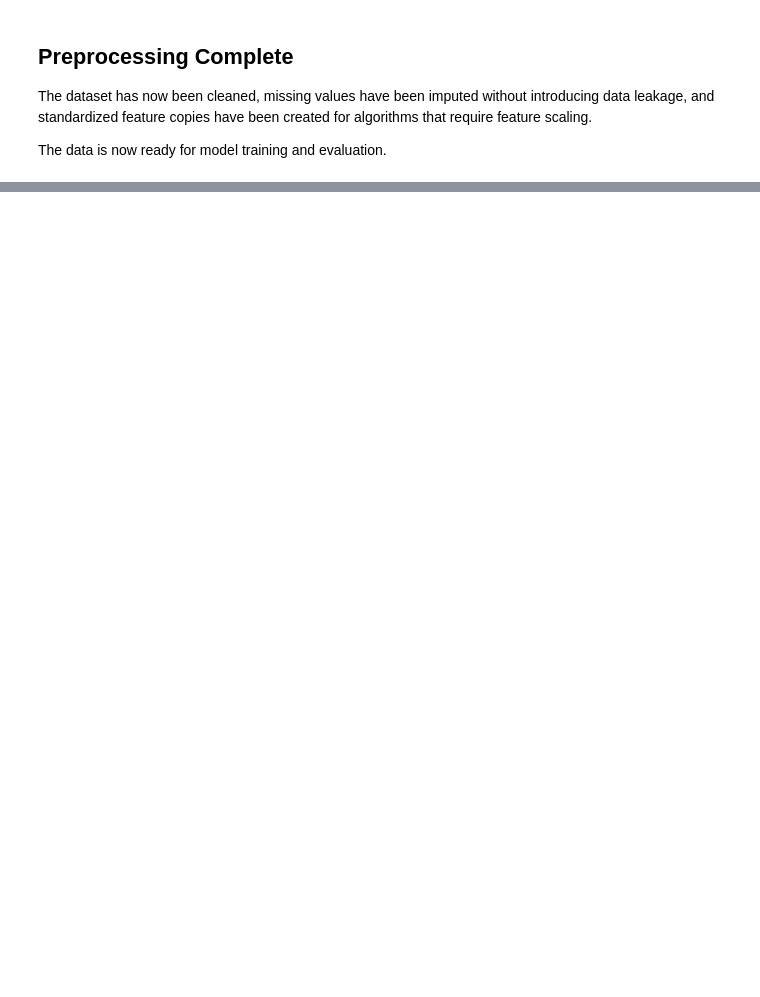
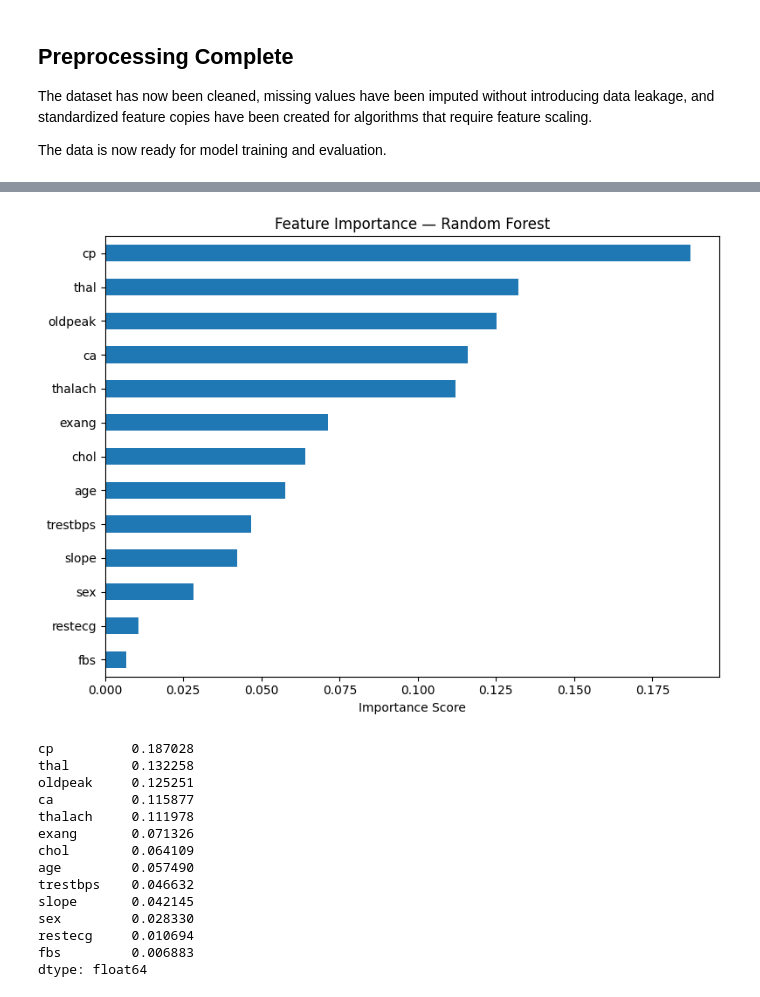
Before and after one commit to Danish925/ml-healthcare-journey, a Jupyter notebook: heart-disease-prediction/heart-disease-prediction.ipynb, the cells around one changed output, grey strips where cells are left out. Saved outputs shown, nothing was run; the diff lists cells and outputs as text; code cells hidden in the pictures; blank space fills up the shorter version.

```diff
--- a/heart-disease-prediction/heart-disease-prediction.ipynb
+++ b/heart-disease-prediction/heart-disease-prediction.ipynb
@@ -714,0 +988,31 @@ The data is now ready for model training and evaluation.
+# %%
+feat_importance = pd.Series(
+    best_rf.feature_importances_,
+    index=X_train.columns
+).sort_values(ascending=False)
+
+plt.figure(figsize=(8, 6))
+feat_importance.plot(kind='barh')
+plt.title("Feature Importance — Random Forest")
+plt.xlabel("Importance Score")
+plt.gca().invert_yaxis()
+plt.tight_layout()
+plt.show()
+
+print(feat_importance)
+# %% [output]
+[figure, added]
+cp          0.187028
+thal        0.132258
+oldpeak     0.125251
+ca          0.115877
+thalach     0.111978
+exang       0.071326
+chol        0.064109
+age         0.057490
+trestbps    0.046632
+slope       0.042145
+sex         0.028330
+restecg     0.010694
+fbs         0.006883
+dtype: float64
```
Also changed, not shown: parts of 20 cells of this notebook.
